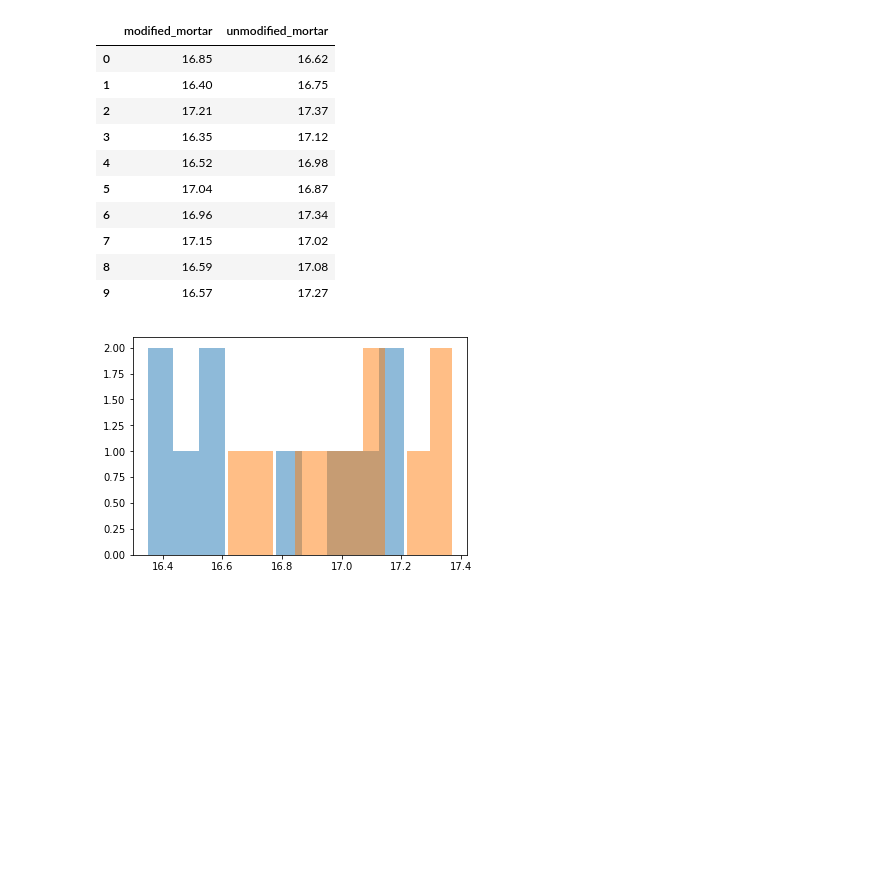
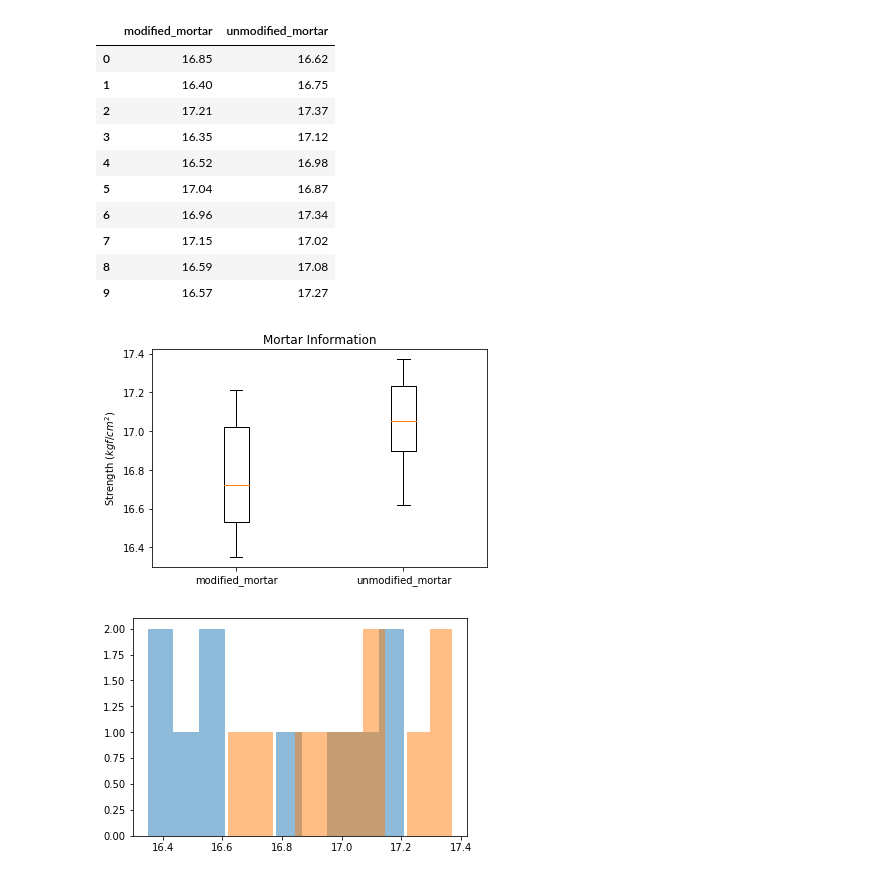
Before and after one commit to jeevankumarr/ml-scratch, a Jupyter notebook: docs/questions/Design_And_Analysis_Experiments.ipynb, the cells around one changed output. Saved outputs shown, nothing was run; the diff lists cells and outputs as text; code cells hidden in the pictures; blank space fills up the shorter version.

Commit message:
adding 2.4.1 relating to the data model

```diff
--- a/docs/questions/Design_And_Analysis_Experiments.ipynb
+++ b/docs/questions/Design_And_Analysis_Experiments.ipynb
@@ -56,6 +58,20 @@ df.head(100)
 | 7 | 17.15 | 17.02 |
 | 8 | 16.59 | 17.08 |
 | 9 | 16.57 | 17.27 |
+# %%
+fig1, ax1 = plt.subplots()
+ax1.set_title('Basic Plot')
+data = [df['modified_mortar'].values, df['unmodified_mortar'].values]
+data = df[['modified_mortar', 'unmodified_mortar']].values
+_ = ax1.boxplot(data)
+locs, labels = plt.xticks()            # Get locations and labels
+_ = plt.xticks(locs, ['modified_mortar', 'unmodified_mortar'])
+plt.title('Mortar Information')
+_ = ax1.set_ylabel('Strength $(kgf/cm^2)$')
+# ax1.xticks(ticks, [labels])  # Set locations and labels
+# ax1.boxplot()
+# %% [output]
+[figure, added]
 # %%
 fig, ax = plt.subplots(1,1)
 ax.hist(df['modified_mortar'].values, alpha=0.5)
```
Also changed, not shown: parts of 17 cells of this notebook, 1 other file.
